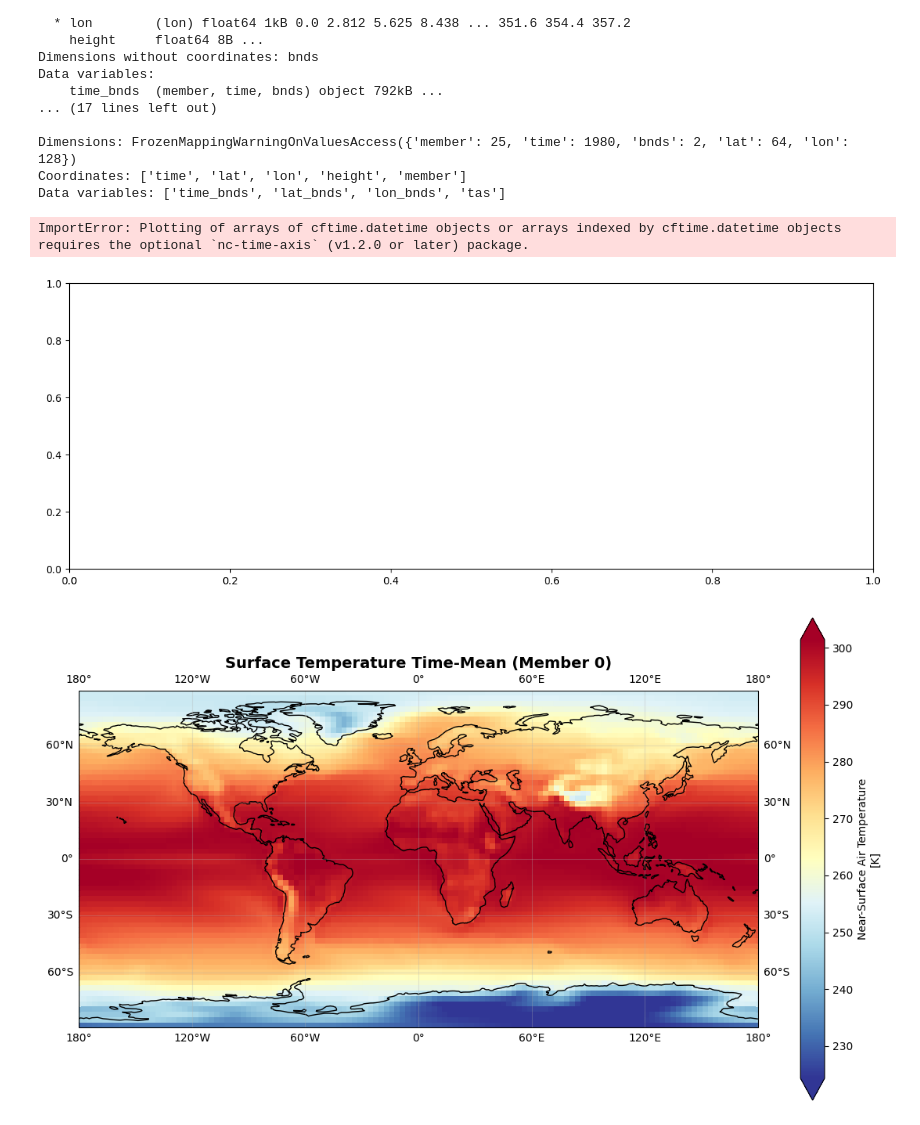
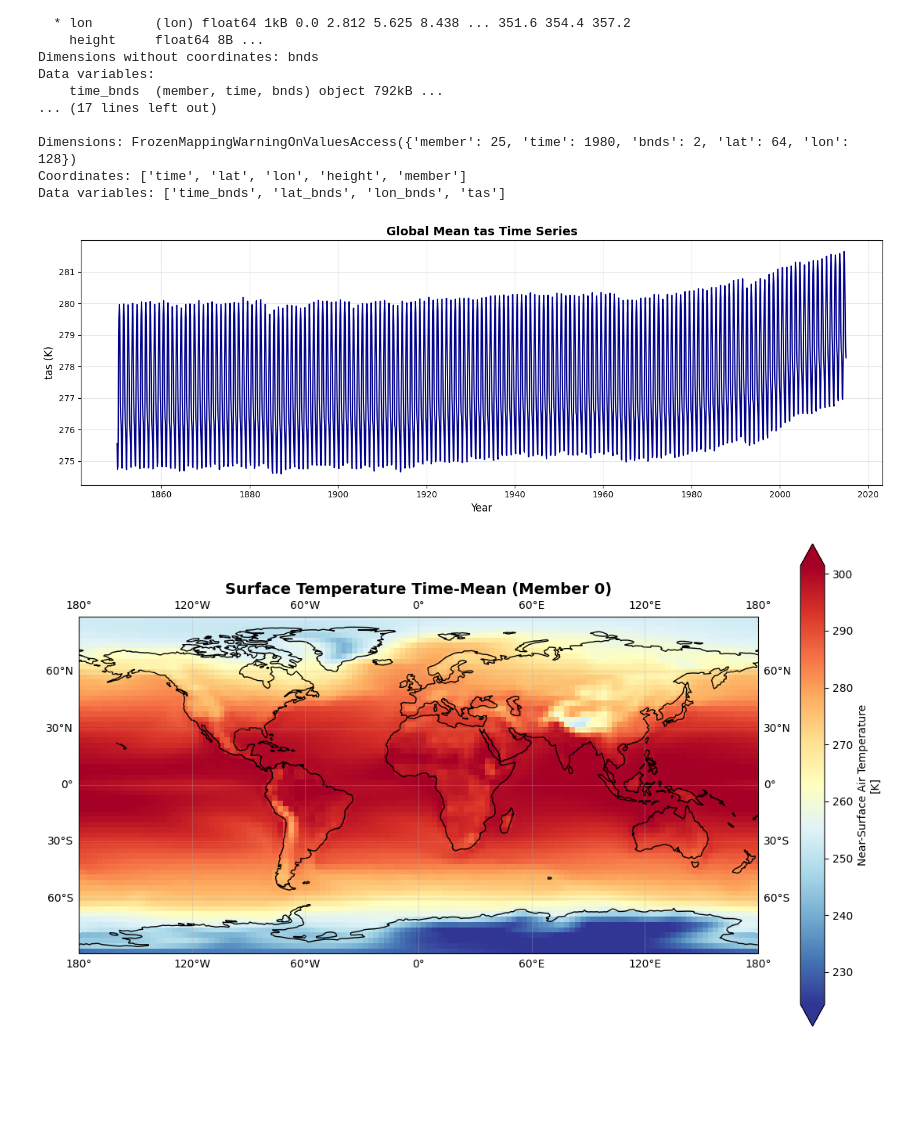
Before and after one commit to UW-MLGEO/Paleo_Climate_ML, a Jupyter notebook: code/notebooks/02_data_exploration.ipynb, the cells around one changed output. Drawn from its saved outputs; the diff is of its cells as text; code cells hidden in the pictures; blank space fills up the shorter version.

Commit message:
time series function not working and data exploration notebook still on development

```diff
--- a/code/notebooks/02_data_exploration.ipynb
+++ b/code/notebooks/02_data_exploration.ipynb
@@ -52,18 +56,30 @@ Dimensions: FrozenMappingWarningOnValuesAccess({'member': 25, 'time': 1980, 'bnd
 Coordinates: ['time', 'lat', 'lon', 'height', 'member']
 Data variables: ['time_bnds', 'lat_bnds', 'lon_bnds', 'tas']
 # %%
-# Plot global mean time series
-plot_time_series(
-    tas,
-    title="Global Mean Surface Temperature (CanESM5 Historical)",
-    ylabel="Temperature (K)",
-    add_smoothed=True,
-    window=120  # 10-year rolling mean
-)
-plt.show()
+var_name = "tas"
+da = tas_ds[var_name]
+da = da.assign_coords(time=da.indexes["time"].to_datetimeindex())
+
+
+# Plot a spatial mean time series (if time exists)
+if "time" in da.dims:
+    spatial_dims = [d for d in da.dims if d != "time"]
+    if spatial_dims:
+        time_series = da.mean(spatial_dims)
+
+        # Create a clear, professional-looking plot
+        fig, ax = plt.subplots(figsize=(14, 5))
+        time_series.plot(ax=ax, linewidth=1.5, color="darkblue")
+
+        ax.set_xlabel("Year", fontsize=12)
+        ax.set_ylabel(f"{var_name} (K)", fontsize=12)
+        ax.set_title(f"Global Mean {var_name} Time Series", fontsize=14, fontweight="bold")
+        ax.grid(True, alpha=0.3)
+
+        plt.tight_layout()
+        plt.show()
 # %% [output]
-ImportError: Plotting of arrays of cftime.datetime objects or arrays indexed by cftime.datetime objects requires the optional `nc-time-axis` (v1.2.0 or later) package.
-[figure, old version]
+[figure, new version]
 # %%
 # Plot spatial pattern (time-mean)
 plot_spatial_map(
```
Also changed, not shown: parts of 5 cells of this notebook, 2 other files.
